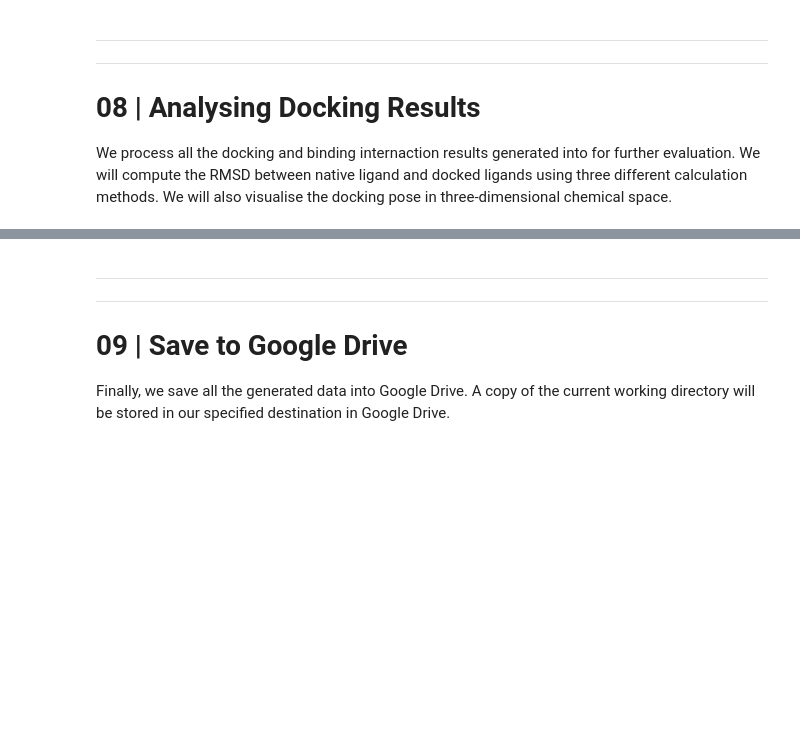
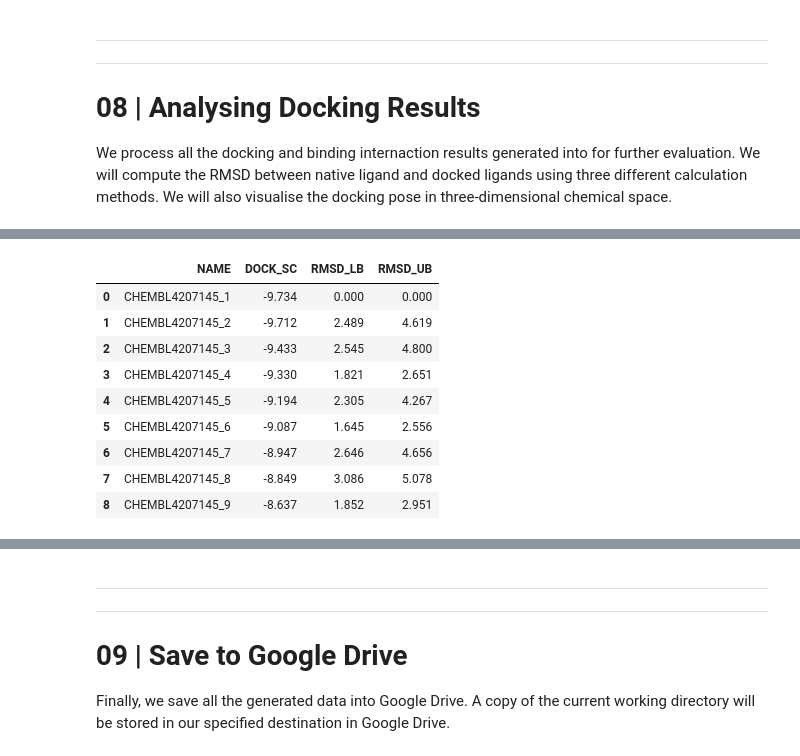
Before and after one commit to shreekumaresan/CADD_BioinformaticsInsights, a Jupyter notebook: pharmacophore/Part4_Molecular_Docking_Working.ipynb, the cells around one changed output, grey strips where cells are left out. Cells and saved outputs as stored; diff of their text form; code cells hidden in the pictures; blank space fills up the shorter version.

```diff
--- a/pharmacophore/Part4_Molecular_Docking_Working.ipynb
+++ b/pharmacophore/Part4_Molecular_Docking_Working.ipynb
@@ -1440,19 +1468,30 @@ print(f'+ {LIG_ID}_dockrpt.csv > DOCKING folder')
 # %%
 # @title **Show docking report**
 # @markdown Enter the **< Ligand Name >** to view docking score and RMSD.
 # @markdown + **`DOCK_SC`** : Autodock Vina Docking Score
 # @markdown + **`RMSD_LB`** : RMSD Lower Bound (vs Best Pose)
 # @markdown + **`RMSD_UB`** : RMSD Upper Bound (vs Best Pose)
 # @markdown + **`LABO_RMSD`** : RMSD by Common Substructure (vs Native Ligand)
 # @markdown + **`HUNG_RMSD`** : RMSD by Hungarian Algorithm (vs Native Ligand)
 # @markdown + **`SYMM_RMSD`** : Symmetrical-corrected RMSD (vs Native Ligand)
 
-Ligand_name = 'RLXF' # @param {type : 'string'}
+Ligand_name = 'CHEMBL4207145' # @param {type : 'string'}
 
 LIG_dockrpt_csv = Ligand_name + '_dockrpt.csv'
 LIG_dockrpt_csv_dFile = os.path.join(LIG_dFLD, LIG_dockrpt_csv)
 LIG_dockrpt_df = pd.read_csv(LIG_dockrpt_csv_dFile)
 LIG_dockrpt_df
+# %% [output]
+|  | NAME | DOCK_SC | RMSD_LB | RMSD_UB |
+| 0 | CHEMBL4207145_1 | -9.734 | 0.000 | 0.000 |
+| 1 | CHEMBL4207145_2 | -9.712 | 2.489 | 4.619 |
+| 2 | CHEMBL4207145_3 | -9.433 | 2.545 | 4.800 |
+| 3 | CHEMBL4207145_4 | -9.330 | 1.821 | 2.651 |
+| 4 | CHEMBL4207145_5 | -9.194 | 2.305 | 4.267 |
+| 5 | CHEMBL4207145_6 | -9.087 | 1.645 | 2.556 |
+| 6 | CHEMBL4207145_7 | -8.947 | 2.646 | 4.656 |
+| 7 | CHEMBL4207145_8 | -8.849 | 3.086 | 5.078 |
+| 8 | CHEMBL4207145_9 | -8.637 | 1.852 | 2.951 |
 # %%
 # @title **Show interaction profile**
 # @markdown Enter the **< Pose Name >** to view the binding interactions.
```
Also changed, not shown: parts of 11 cells of this notebook.
